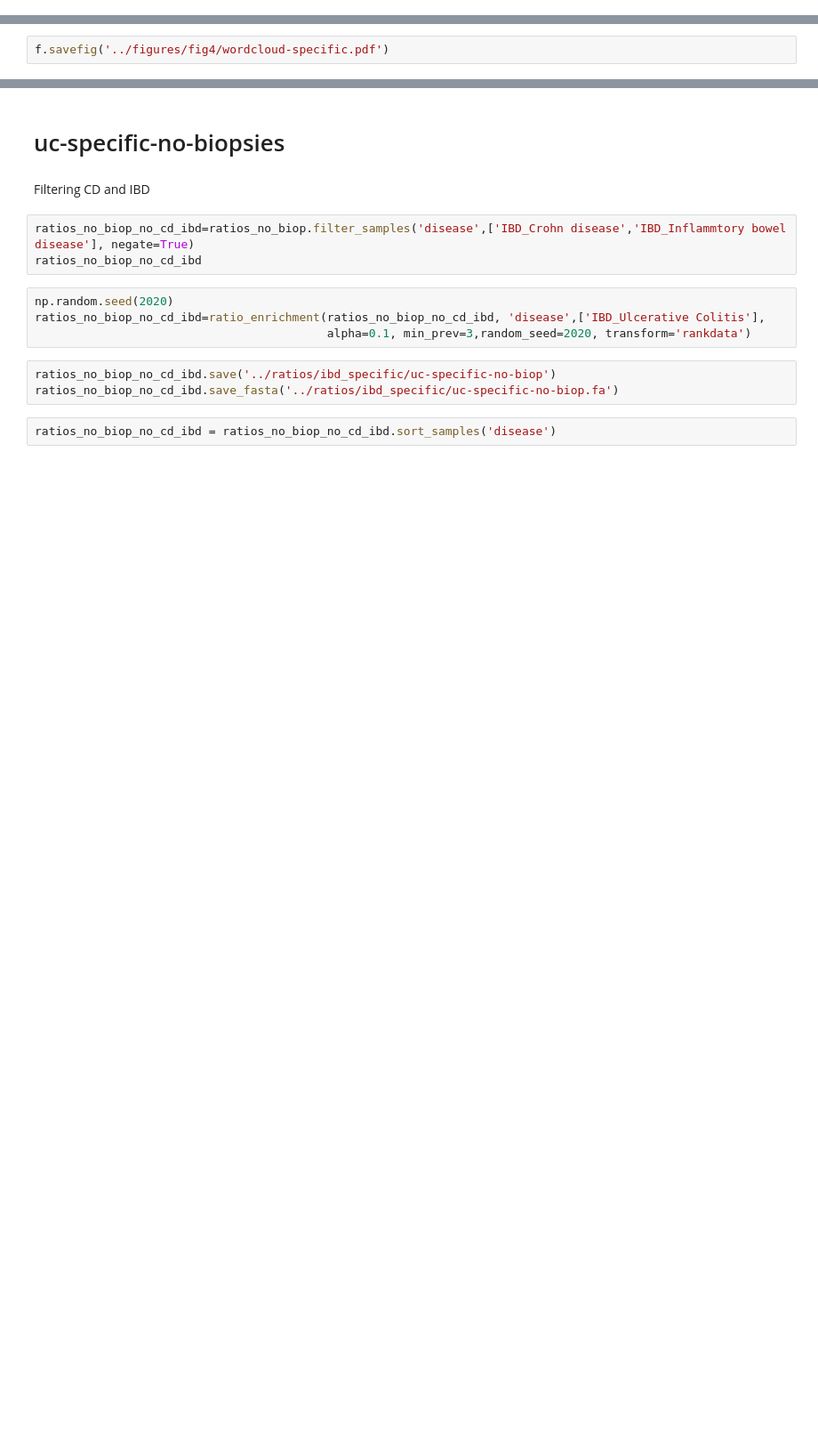
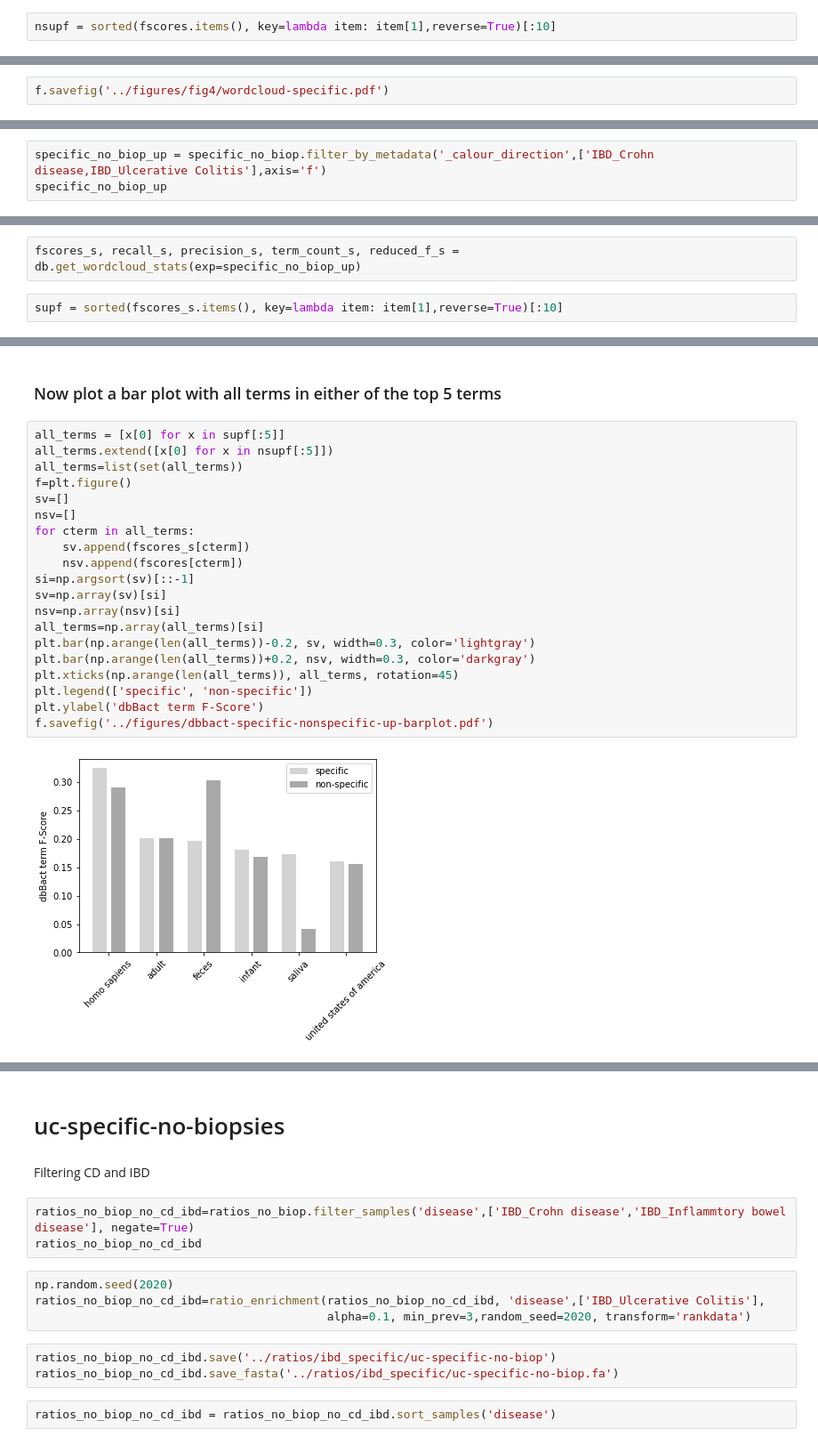
Before and after one commit to amnona/paper-metaanalysis, a Jupyter notebook: scripts/ratios.ipynb, the cells around one changed output, grey strips where cells are left out. Shown at 89% size. Drawn from its saved outputs; the diff is of its cells as text; blank space fills up the shorter version.

Commit message:
add saliva venn diagram and specific-with-bloom

```diff
--- a/scripts/ratios.ipynb
+++ b/scripts/ratios.ipynb
@@ -293,3 +313,5 @@ f.savefig('../figures/fig3/wordcloud-nonspecific-down.pdf')
+# %%
+nsupf = sorted(fscores.items(), key=lambda item: item[1],reverse=True)[:10]
 # %% [markdown]
 # IBD specific
 # %%
@@ -424,0 +447,3 @@ f.savefig('../figures/fig4/wordcloud-specific.pdf')
+# %%
+specific_no_biop_up = specific_no_biop.filter_by_metadata('_calour_direction',['IBD_Crohn disease,IBD_Ulcerative Colitis'],axis='f')
+specific_no_biop_up
@@ -424,0 +452,4 @@ f.savefig('../figures/fig4/wordcloud-specific.pdf')
+# %%
+fscores_s, recall_s, precision_s, term_count_s, reduced_f_s = db.get_wordcloud_stats(exp=specific_no_biop_up)
+# %%
+supf = sorted(fscores_s.items(), key=lambda item: item[1],reverse=True)[:10]
@@ -424,0 +482,24 @@ f.savefig('../figures/fig4/wordcloud-specific.pdf')
+# %% [markdown]
+### Now plot a bar plot with all terms in either of the top 5 terms
+# %%
+all_terms = [x[0] for x in supf[:5]]
+all_terms.extend([x[0] for x in nsupf[:5]])
+all_terms=list(set(all_terms))
+f=plt.figure()
+sv=[]
+nsv=[]
+for cterm in all_terms:
+    sv.append(fscores_s[cterm])
+    nsv.append(fscores[cterm])
+si=np.argsort(sv)[::-1]
+sv=np.array(sv)[si]
+nsv=np.array(nsv)[si]
+all_terms=np.array(all_terms)[si]
+plt.bar(np.arange(len(all_terms))-0.2, sv, width=0.3, color='lightgray')
+plt.bar(np.arange(len(all_terms))+0.2, nsv, width=0.3, color='darkgray')
+plt.xticks(np.arange(len(all_terms)), all_terms, rotation=45)
+plt.legend(['specific', 'non-specific'])
+plt.ylabel('dbBact term F-Score')
+f.savefig('../figures/dbbact-specific-nonspecific-up-barplot.pdf')
+# %% [output]
+[figure, added]
```
Also changed, not shown: parts of 31 cells of this notebook, 9 other files.
